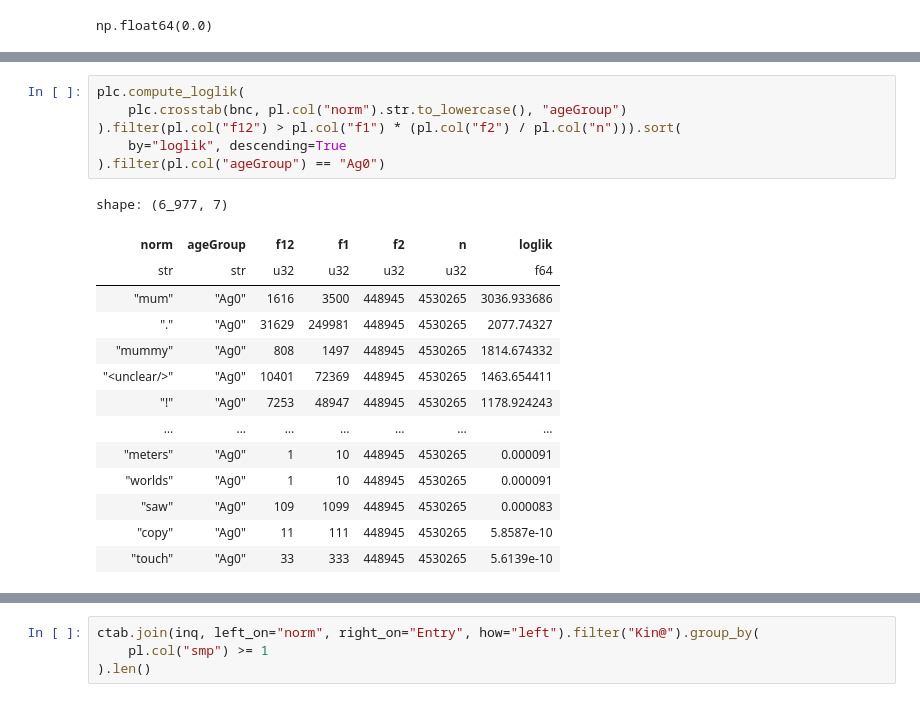
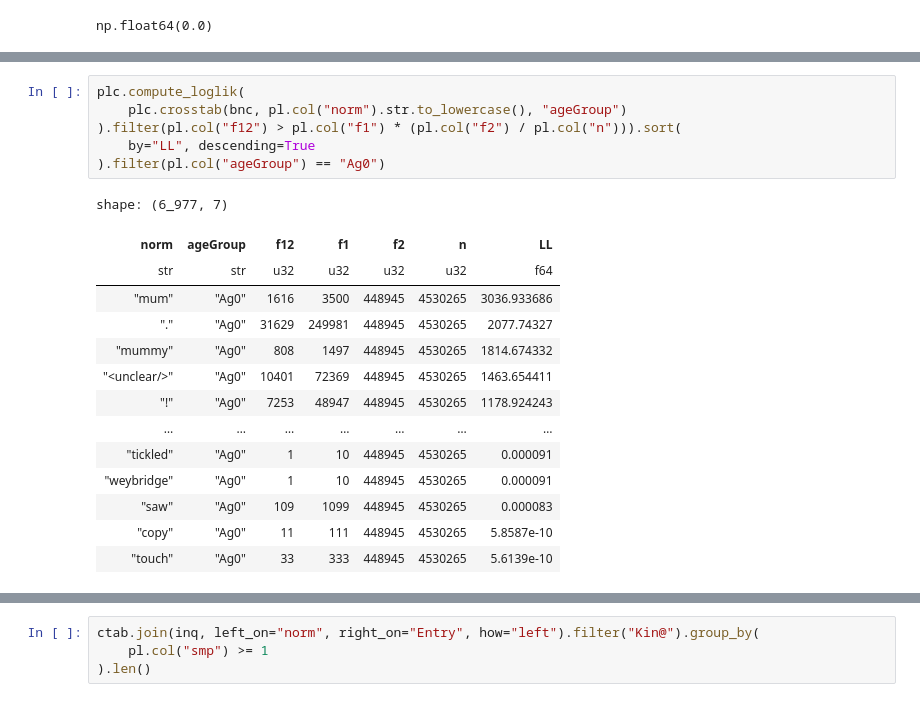
Before and after one commit to rmalouf/polars_corpus, a Jupyter notebook: examples/keywords.ipynb, the cells around one changed output, grey strips where cells are left out. Cells and saved outputs as stored; diff of their text form.

```diff
--- a/examples/keywords.ipynb
+++ b/examples/keywords.ipynb
@@ -98,12 +102,12 @@ shape: (32_429, 7)
 # %%
 plc.compute_loglik(
     plc.crosstab(bnc, pl.col("norm").str.to_lowercase(), "ageGroup")
 ).filter(pl.col("f12") > pl.col("f1") * (pl.col("f2") / pl.col("n"))).sort(
-    by="loglik", descending=True
+    by="LL", descending=True
 ).filter(pl.col("ageGroup") == "Ag0")
 # %% [output]
 shape: (6_977, 7)
-| norm | ageGroup | f12 | f1 | f2 | n | loglik |
+| norm | ageGroup | f12 | f1 | f2 | n | LL |
 | str | str | u32 | u32 | u32 | u32 | f64 |
 | "mum" | "Ag0" | 1616 | 3500 | 448945 | 4530265 | 3036.933686 |
 | "." | "Ag0" | 31629 | 249981 | 448945 | 4530265 | 2077.74327 |
@@ -111,8 +115,8 @@ shape: (6_977, 7)
 | "<unclear/>" | "Ag0" | 10401 | 72369 | 448945 | 4530265 | 1463.654411 |
 | "!" | "Ag0" | 7253 | 48947 | 448945 | 4530265 | 1178.924243 |
 | … | … | … | … | … | … | … |
-| "meters" | "Ag0" | 1 | 10 | 448945 | 4530265 | 0.000091 |
-| "worlds" | "Ag0" | 1 | 10 | 448945 | 4530265 | 0.000091 |
+| "tickled" | "Ag0" | 1 | 10 | 448945 | 4530265 | 0.000091 |
+| "weybridge" | "Ag0" | 1 | 10 | 448945 | 4530265 | 0.000091 |
 | "saw" | "Ag0" | 109 | 1099 | 448945 | 4530265 | 0.000083 |
 | "copy" | "Ag0" | 11 | 111 | 448945 | 4530265 | 5.8587e-10 |
 | "touch" | "Ag0" | 33 | 333 | 448945 | 4530265 | 5.6139e-10 |
```
Also changed, not shown: parts of 6 cells of this notebook, 12 other files.
